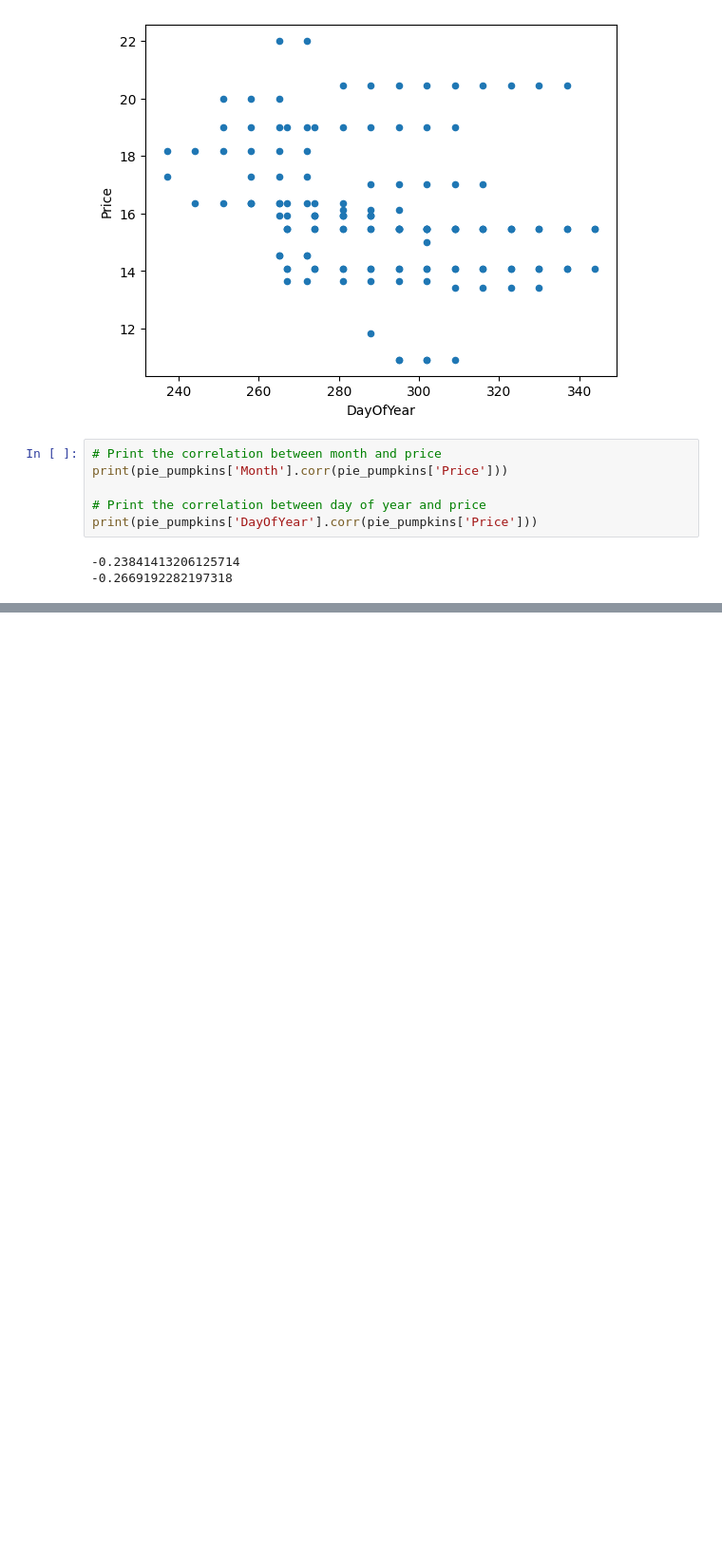
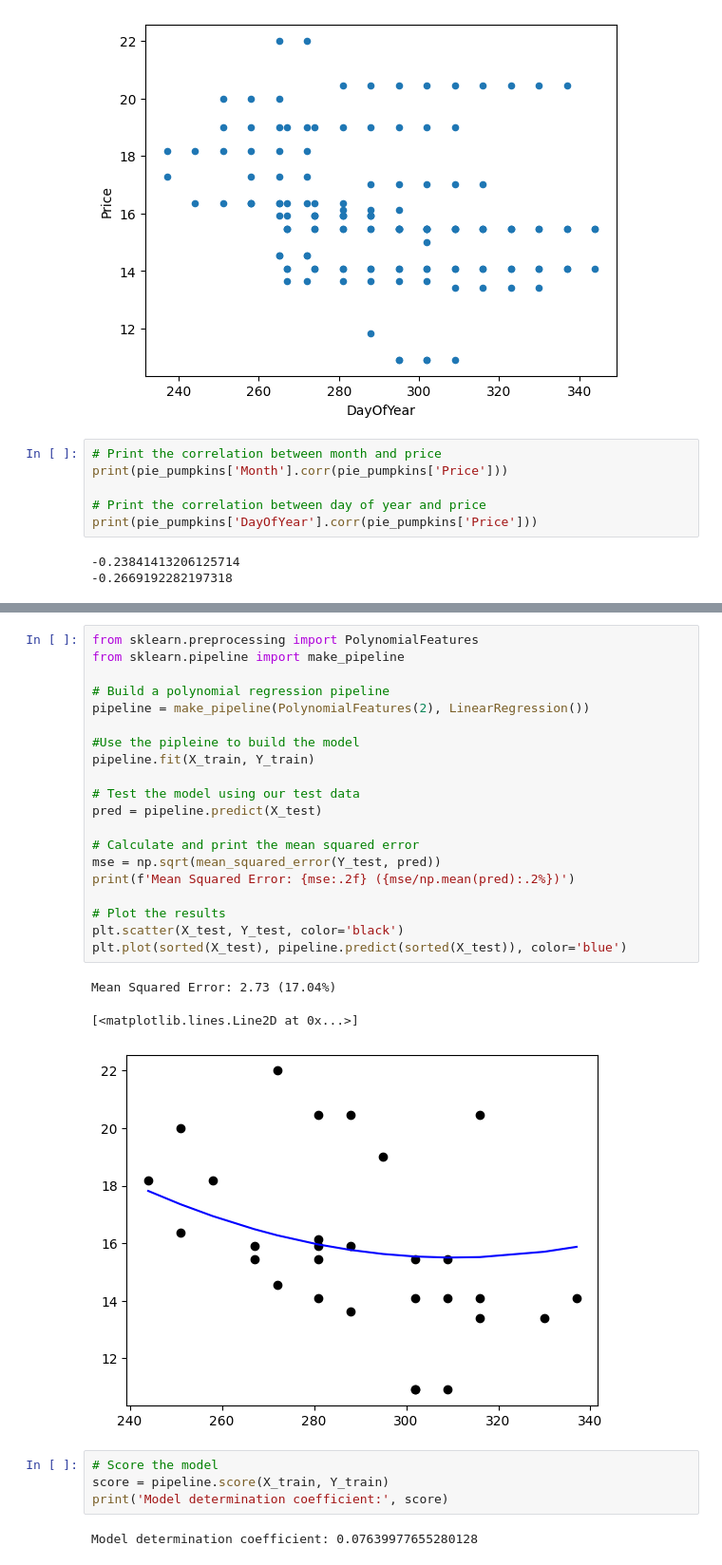
Before and after one commit to grebfar/ML-For-Beginners, a Jupyter notebook: 2-Regression/3-Linear/notebook.ipynb, the cells around one changed output, grey strips where cells are left out. Shown at 95% size. Cells and saved outputs as stored; diff of their text form; blank space fills up the shorter version.

```diff
--- a/2-Regression/3-Linear/notebook.ipynb
+++ b/2-Regression/3-Linear/notebook.ipynb
@@ -112,0 +180,30 @@ print(pie_pumpkins['DayOfYear'].corr(pie_pumpkins['Price']))
+# %%
+from sklearn.preprocessing import PolynomialFeatures
+from sklearn.pipeline import make_pipeline
+
+# Build a polynomial regression pipeline
+pipeline = make_pipeline(PolynomialFeatures(2), LinearRegression())
+
+#Use the pipleine to build the model
+pipeline.fit(X_train, Y_train)
+
+# Test the model using our test data
+pred = pipeline.predict(X_test)
+
+# Calculate and print the mean squared error
+mse = np.sqrt(mean_squared_error(Y_test, pred))
+print(f'Mean Squared Error: {mse:.2f} ({mse/np.mean(pred):.2%})')
+
+# Plot the results
+plt.scatter(X_test, Y_test, color='black')
+plt.plot(sorted(X_test), pipeline.predict(sorted(X_test)), color='blue')
+# %% [output]
+Mean Squared Error: 2.73 (17.04%)
+[<matplotlib.lines.Line2D at 0x...>]
+[figure, added]
+# %%
+# Score the model
+score = pipeline.score(X_train, Y_train)
+print('Model determination coefficient:', score)
+# %% [output]
+Model determination coefficient: 0.07639977655280128
```
Also changed, not shown: parts of 10 cells of this notebook.
